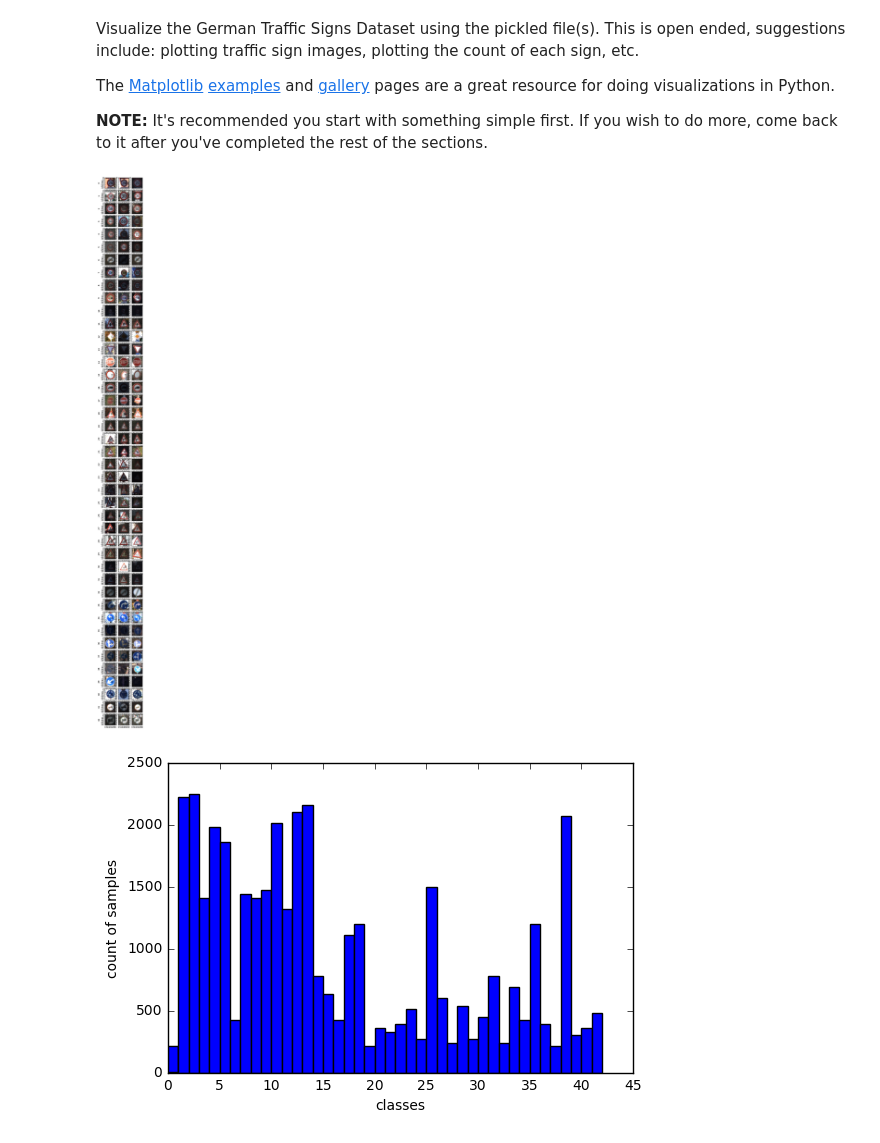
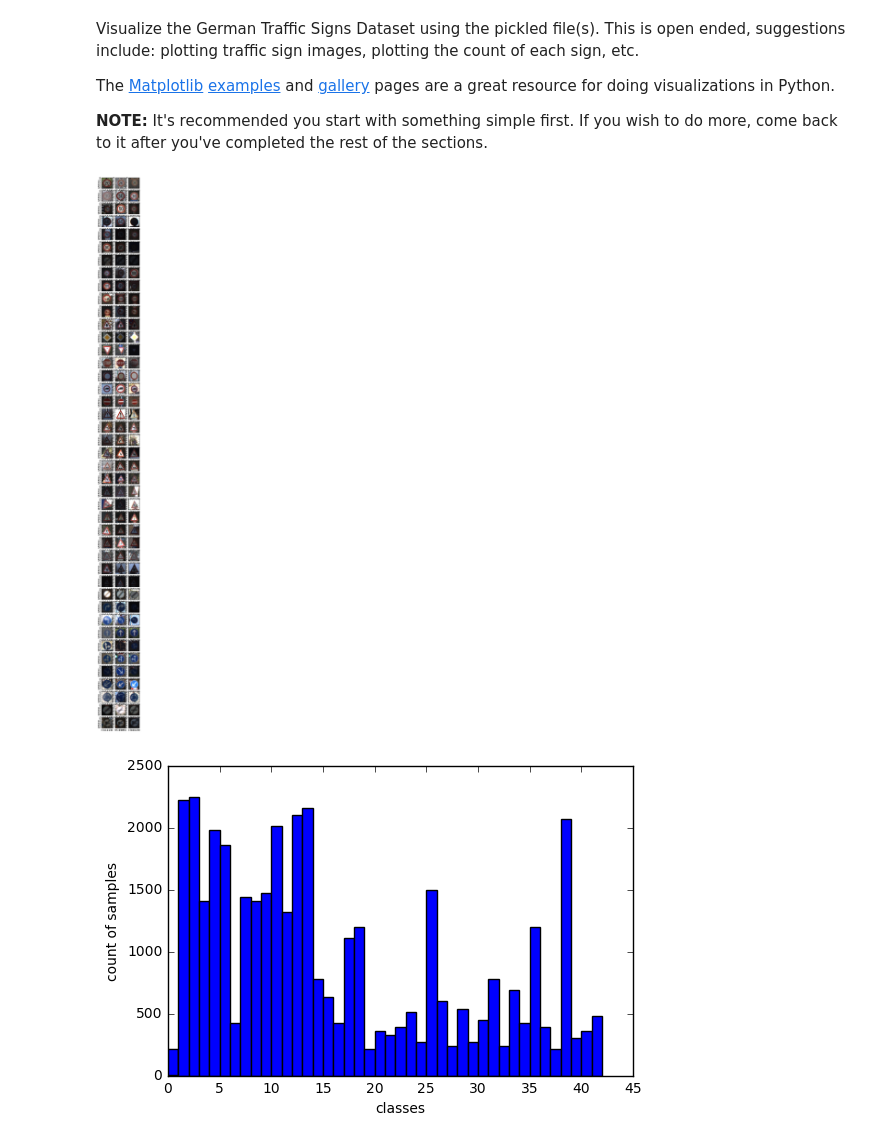
Before and after one commit to nalapati/sdc-traffic-sign-classifier, a Jupyter notebook: Traffic_Sign_Classifier.ipynb, the cells around one changed output. Drawn from its saved outputs; the diff is of its cells as text; code cells hidden in the pictures.

Commit message:
Update the notebook with outputs from the latest run

```diff
--- a/Traffic_Sign_Classifier.ipynb
+++ b/Traffic_Sign_Classifier.ipynb
@@ -91,22 +84,22 @@ The [Matplotlib](http://matplotlib.org/) [examples](http://matplotlib.org/exampl
 
 **NOTE:** It's recommended you start with something simple first. If you wish to do more, come back to it after you've completed the rest of the sections.
 # %%
-###
+### Data exploration visualization goes here.
+### Feel free to use as many code cells as needed.
+import matplotlib.pyplot as plt
+# Visualizations will be shown in the notebook.
+%matplotlib inline
+
 # Plot sample images for all classes
-###
 plot_index=1
 images_per_class=3
 fig = plt.figure(figsize=(images_per_class, n_classes), dpi=32)
 for class_num in np.arange(n_classes):
-    indexes=np.random.choice(
-        np.where(y_test==class_num)[0],
-        size=images_per_class,
-        replace=False)
+    indexes=np.random.choice(np.where(y_train==class_num)[0], size=images_per_class, replace=False)
     for index in np.arange(images_per_class):
         fig.add_subplot(n_classes, images_per_class, plot_index)
-        plt.imshow(X_test[indexes[index]])
-        plt.ylabel(str(class_num))
+        plt.imshow(X_train[indexes[index]])
         plot_index += 1
 # %% [output]
-[figure, old version]
+[figure, new version]
 # %%
```
Also changed, not shown: parts of 26 cells of this notebook.
